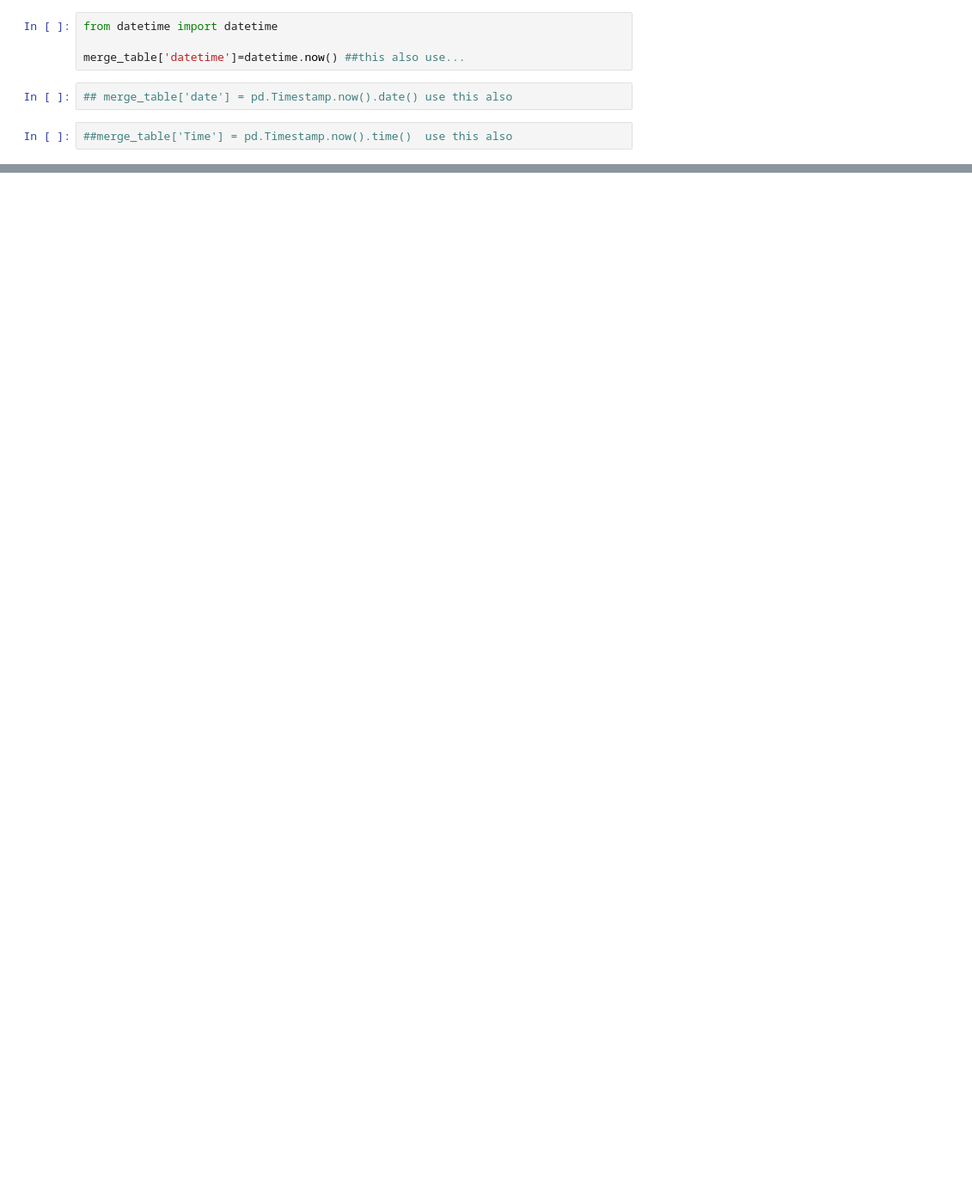
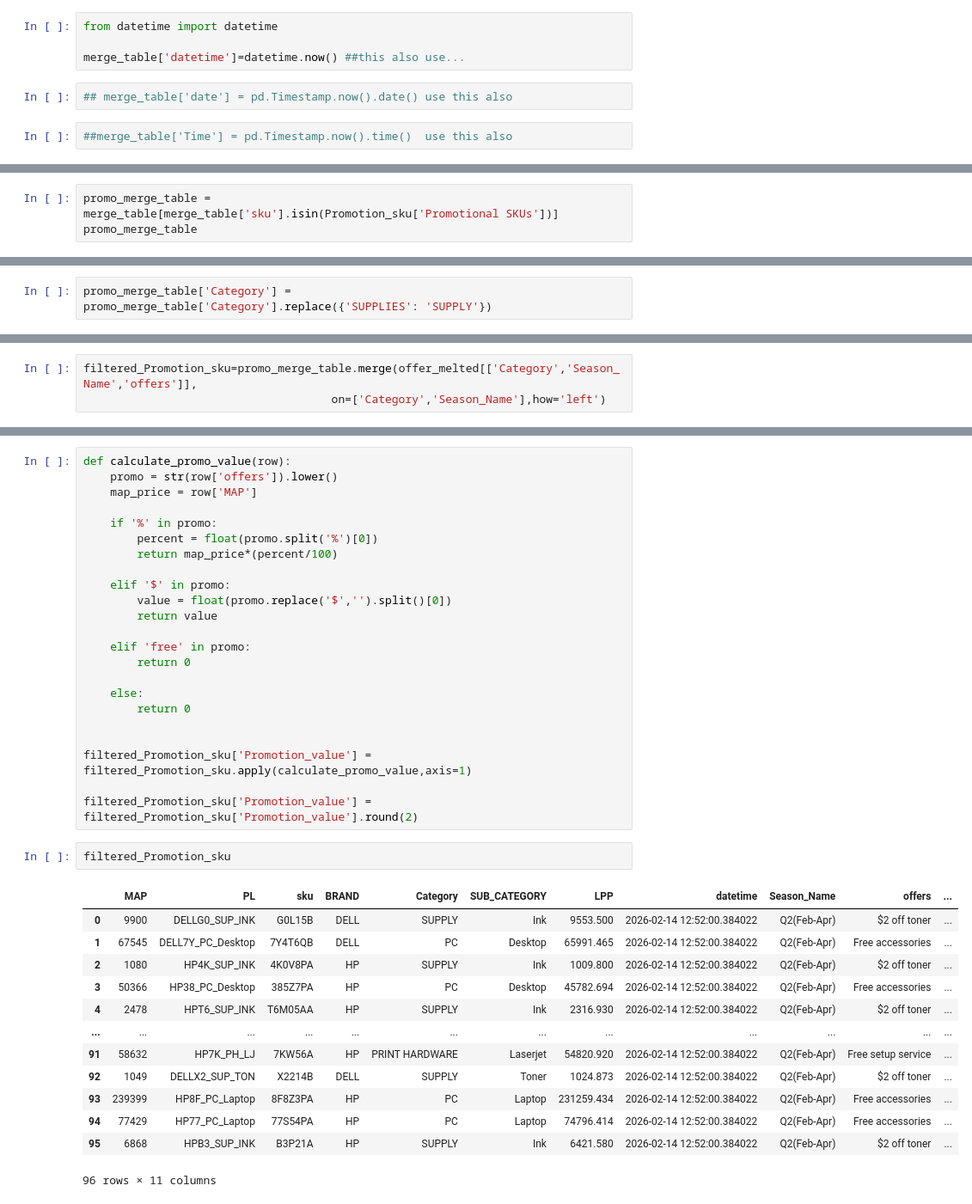
Before and after one commit to vinothkumard2006-ai/intern-projects, a Jupyter notebook: violationdetection.ipynb, the cells around one changed output, grey strips where cells are left out. Shown at 86% size. Saved outputs shown, nothing was run; the diff lists cells and outputs as text; blank space fills up the shorter version.

```diff
--- a/violationdetection.ipynb
+++ b/violationdetection.ipynb
@@ -310,0 +420,3 @@ pd.dat
+# %%
+promo_merge_table = merge_table[merge_table['sku'].isin(Promotion_sku['Promotional SKUs'])]
+promo_merge_table
@@ -310,0 +472,2 @@ pd.dat
+# %%
+promo_merge_table['Category'] = promo_merge_table['Category'].replace({'SUPPLIES': 'SUPPLY'})
@@ -310,0 +480,3 @@ pd.dat
+# %%
+filtered_Promotion_sku=promo_merge_table.merge(offer_melted[['Category','Season_Name','offers']],
+                                     on=['Category','Season_Name'],how='left')
@@ -310,0 +514,39 @@ pd.dat
+# %%
+def calculate_promo_value(row):
+    promo = str(row['offers']).lower()
+    map_price = row['MAP']
+
+    if '%' in promo:
+        percent = float(promo.split('%')[0])
+        return map_price*(percent/100)
+
+    elif '$' in promo:
+        value = float(promo.replace('$','').split()[0])
+        return value
+
+    elif 'free' in promo:
+        return 0
+
+    else:
+        return 0
+
+
+filtered_Promotion_sku['Promotion_value'] = filtered_Promotion_sku.apply(calculate_promo_value,axis=1)
+
+filtered_Promotion_sku['Promotion_value'] = filtered_Promotion_sku['Promotion_value'].round(2)
+# %%
+filtered_Promotion_sku
+# %% [output]
+|  | MAP | PL | sku | BRAND | Category | SUB_CATEGORY | LPP | datetime | Season_Name | offers | ... |
+| 0 | 9900 | DELLG0_SUP_INK | G0L15B | DELL | SUPPLY | Ink | 9553.500 | 2026-02-14 12:52:00.384022 | Q2(Feb-Apr) | $2 off toner | ... |
+| 1 | 67545 | DELL7Y_PC_Desktop | 7Y4T6QB | DELL | PC | Desktop | 65991.465 | 2026-02-14 12:52:00.384022 | Q2(Feb-Apr) | Free accessories | ... |
+| 2 | 1080 | HP4K_SUP_INK | 4K0V8PA | HP | SUPPLY | Ink | 1009.800 | 2026-02-14 12:52:00.384022 | Q2(Feb-Apr) | $2 off toner | ... |
+| 3 | 50366 | HP38_PC_Desktop | 385Z7PA | HP | PC | Desktop | 45782.694 | 2026-02-14 12:52:00.384022 | Q2(Feb-Apr) | Free accessories | ... |
+| 4 | 2478 | HPT6_SUP_INK | T6M05AA | HP | SUPPLY | Ink | 2316.930 | 2026-02-14 12:52:00.384022 | Q2(Feb-Apr) | $2 off toner | ... |
+| ... | ... | ... | ... | ... | ... | ... | ... | ... | ... | ... | ... |
+| 91 | 58632 | HP7K_PH_LJ | 7KW56A | HP | PRINT HARDWARE | Laserjet | 54820.920 | 2026-02-14 12:52:00.384022 | Q2(Feb-Apr) | Free setup service | ... |
+| 92 | 1049 | DELLX2_SUP_TON | X2214B | DELL | SUPPLY | Toner | 1024.873 | 2026-02-14 12:52:00.384022 | Q2(Feb-Apr) | $2 off toner | ... |
+| 93 | 239399 | HP8F_PC_Laptop | 8F8Z3PA | HP | PC | Laptop | 231259.434 | 2026-02-14 12:52:00.384022 | Q2(Feb-Apr) | Free accessories | ... |
+| 94 | 77429 | HP77_PC_Laptop | 77S54PA | HP | PC | Laptop | 74796.414 | 2026-02-14 12:52:00.384022 | Q2(Feb-Apr) | Free accessories | ... |
+| 95 | 6868 | HPB3_SUP_INK | B3P21A | HP | SUPPLY | Ink | 6421.580 | 2026-02-14 12:52:00.384022 | Q2(Feb-Apr) | $2 off toner | ... |
+96 rows × 11 columns
```
Also changed, not shown: parts of 44 cells of this notebook.
